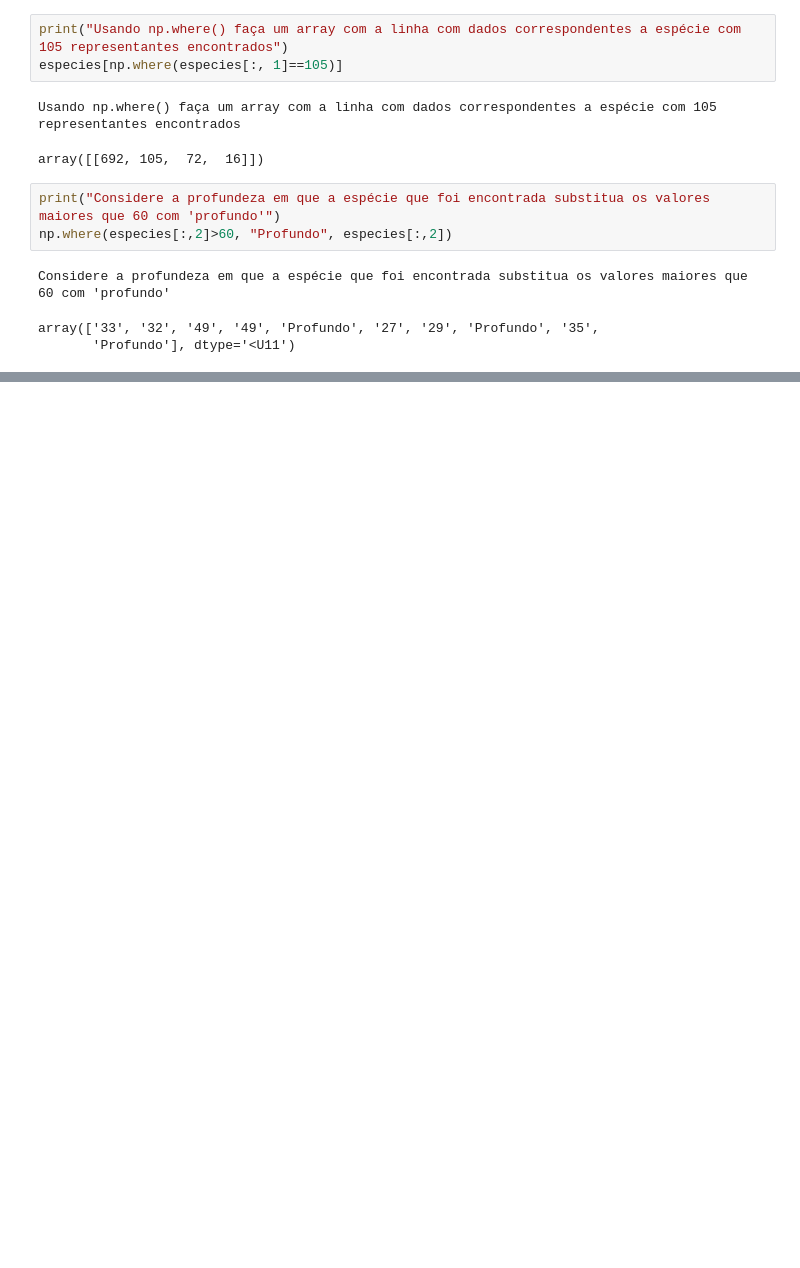
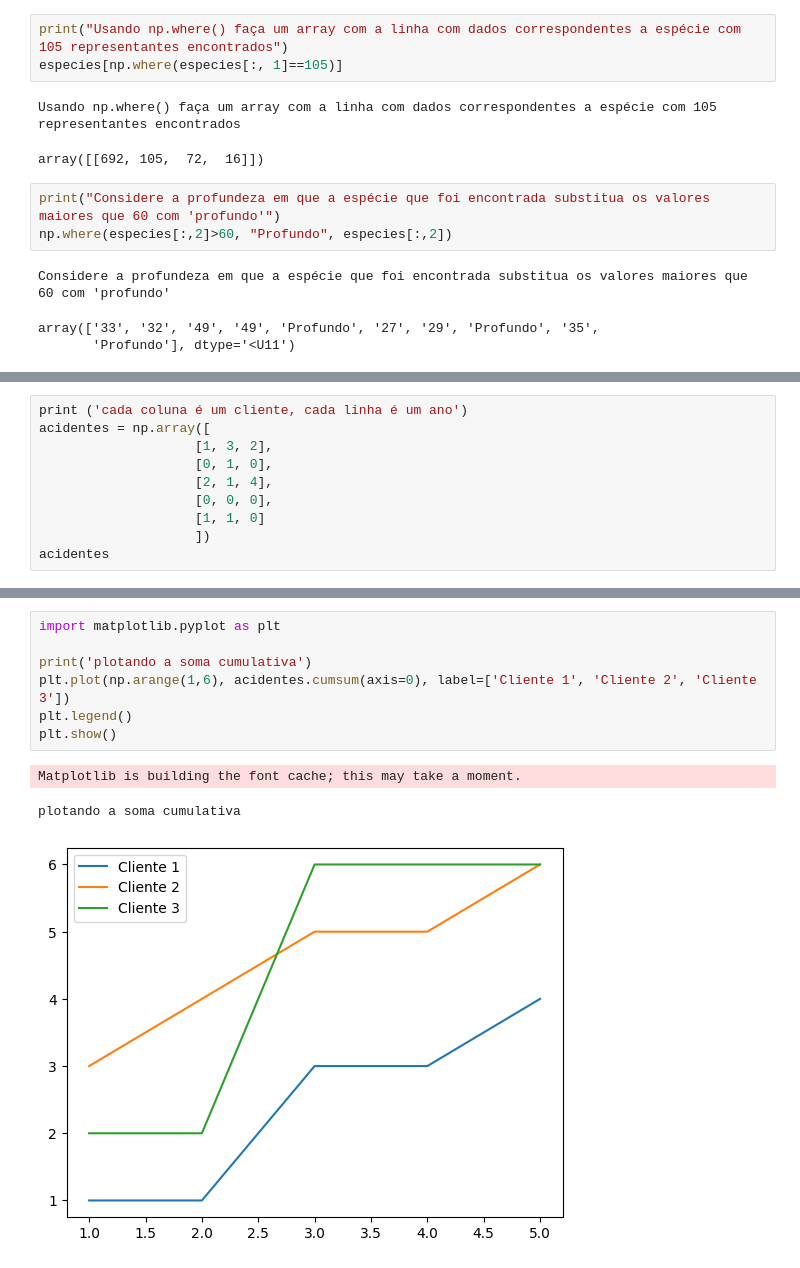
Before and after one commit to lidiaperside/python-para-dados-womakerscode, a Jupyter notebook: numpy.ipynb, the cells around one changed output, grey strips where cells are left out. Cells and saved outputs as stored; diff of their text form; blank space fills up the shorter version.

```diff
--- a/numpy.ipynb
+++ b/numpy.ipynb
@@ -541,0 +636,10 @@ array(['33', '32', '49', '49', 'Profundo', '27', '29', 'Profundo', '35',
+# %%
+print ('cada coluna é um cliente, cada linha é um ano')
+acidentes = np.array([
+                    [1, 3, 2],
+                    [0, 1, 0],
+                    [2, 1, 4],
+                    [0, 0, 0],
+                    [1, 1, 0]
+                    ])
+acidentes
@@ -541,0 +737,11 @@ array(['33', '32', '49', '49', 'Profundo', '27', '29', 'Profundo', '35',
+# %%
+import matplotlib.pyplot as plt
+
+print('plotando a soma cumulativa')
+plt.plot(np.arange(1,6), acidentes.cumsum(axis=0), label=['Cliente 1', 'Cliente 2', 'Cliente 3'])
+plt.legend()
+plt.show()
+# %% [output]
+Matplotlib is building the font cache; this may take a moment.
+plotando a soma cumulativa
+[figure, added]
```
Also changed, not shown: parts of 19 cells of this notebook.
